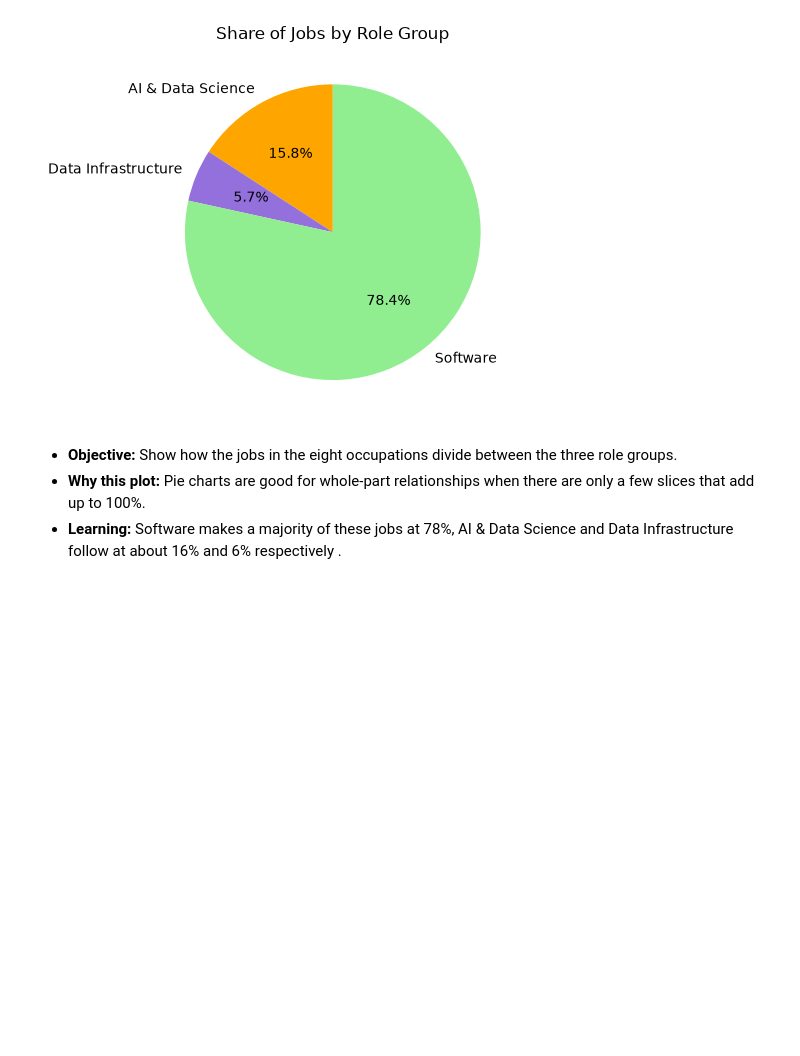
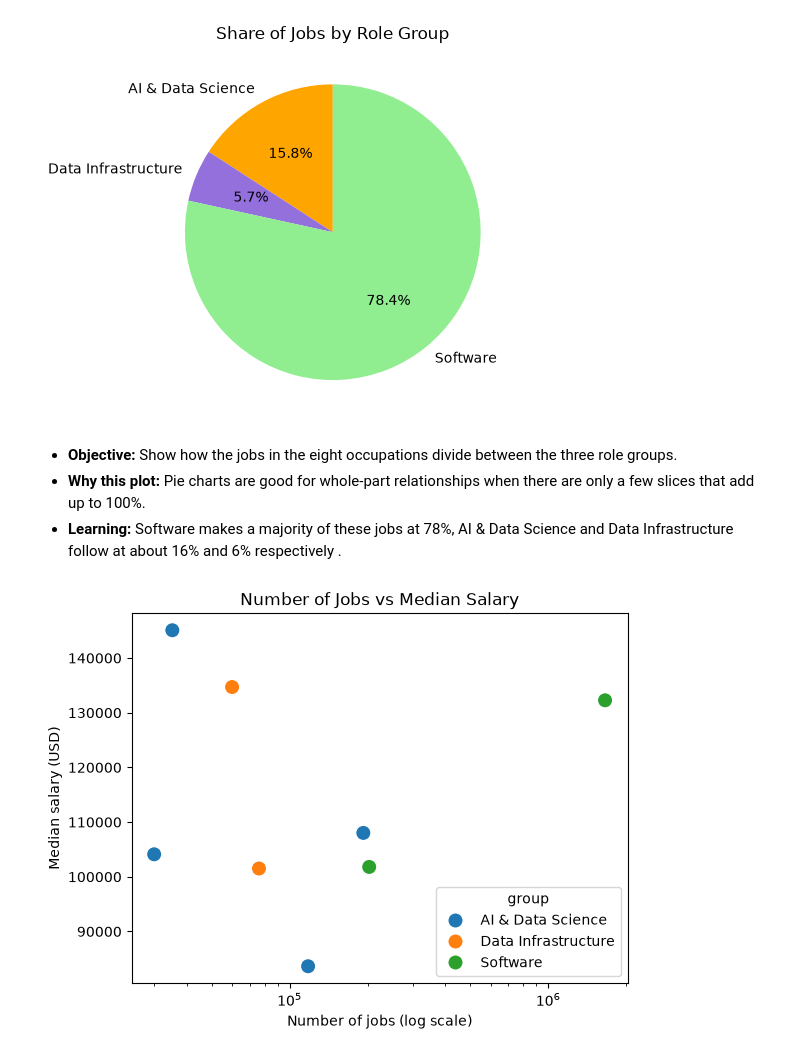
Before and after one commit to 2024658/Data_Visualisation_CA1, a Jupyter notebook: employment_analysis.ipynb, the cells around one changed output. Drawn from its saved outputs; the diff is of its cells as text; code cells hidden in the pictures; blank space fills up the shorter version.

Commit message:
Created  jobs vs salary scatterplot

```diff
--- a/employment_analysis.ipynb
+++ b/employment_analysis.ipynb
@@ -119,3 +119,12 @@ plt.show()
 - **Objective:** Show how the jobs in the eight occupations divide between the three role groups.
 - **Why this plot:** Pie charts are good for whole-part relationships when there are only a few slices that add up to 100%.
 - **Learning:** Software makes a majority of these jobs at 78%, AI & Data Science  and Data Infrastructure follow at about 16% and 6% respectively .
+# %%
+sns.scatterplot(x="TOT_EMP", y="A_MEDIAN", hue="group", data=nat, s=120)
+plt.xscale("log")
+plt.title("Number of Jobs vs Median Salary")
+plt.xlabel("Number of jobs (log scale)")
+plt.ylabel("Median salary (USD)")
+plt.show()
+# %% [output]
+[figure, added]
```
Also changed, not shown: parts of 1 cell of this notebook.
